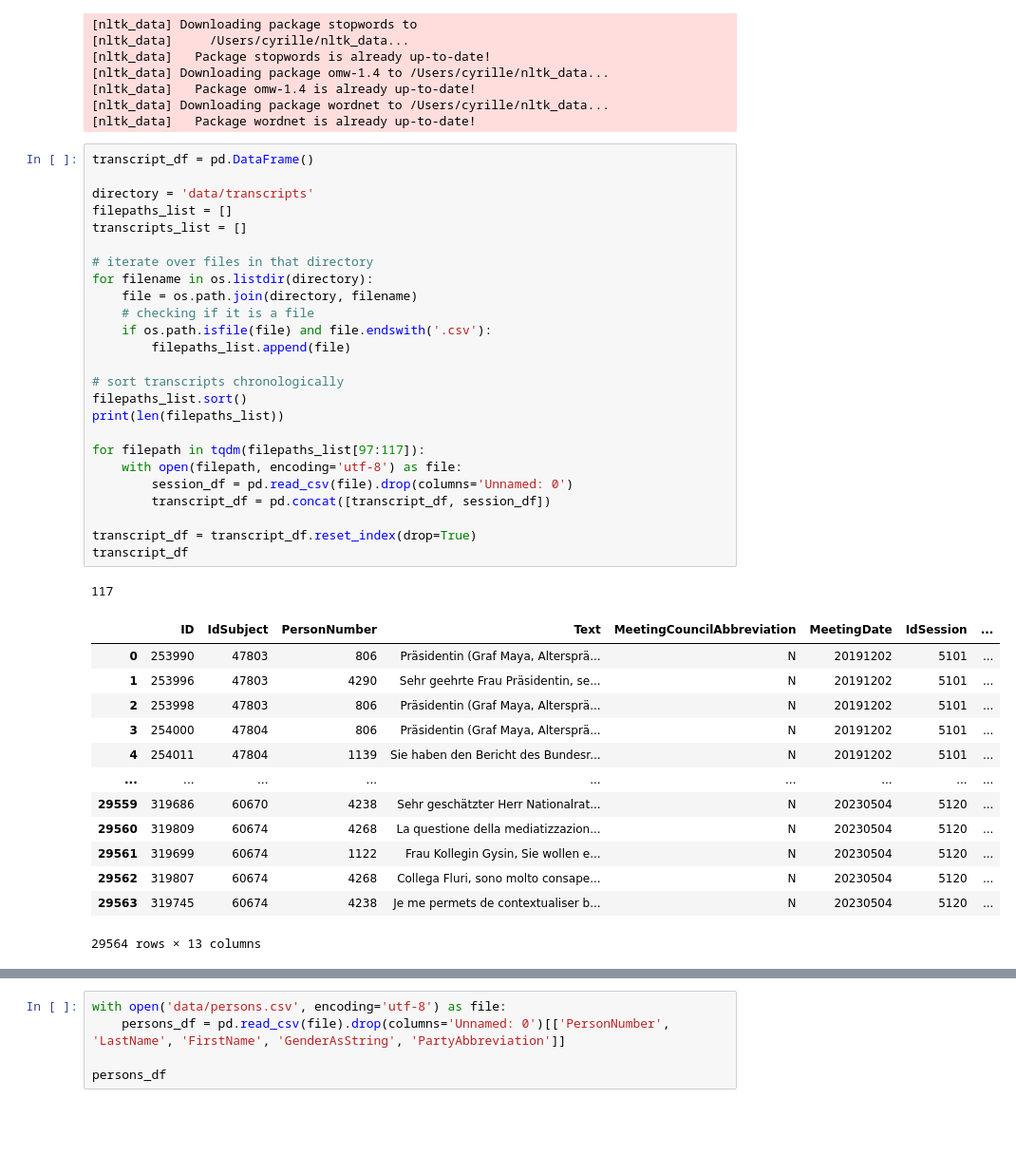
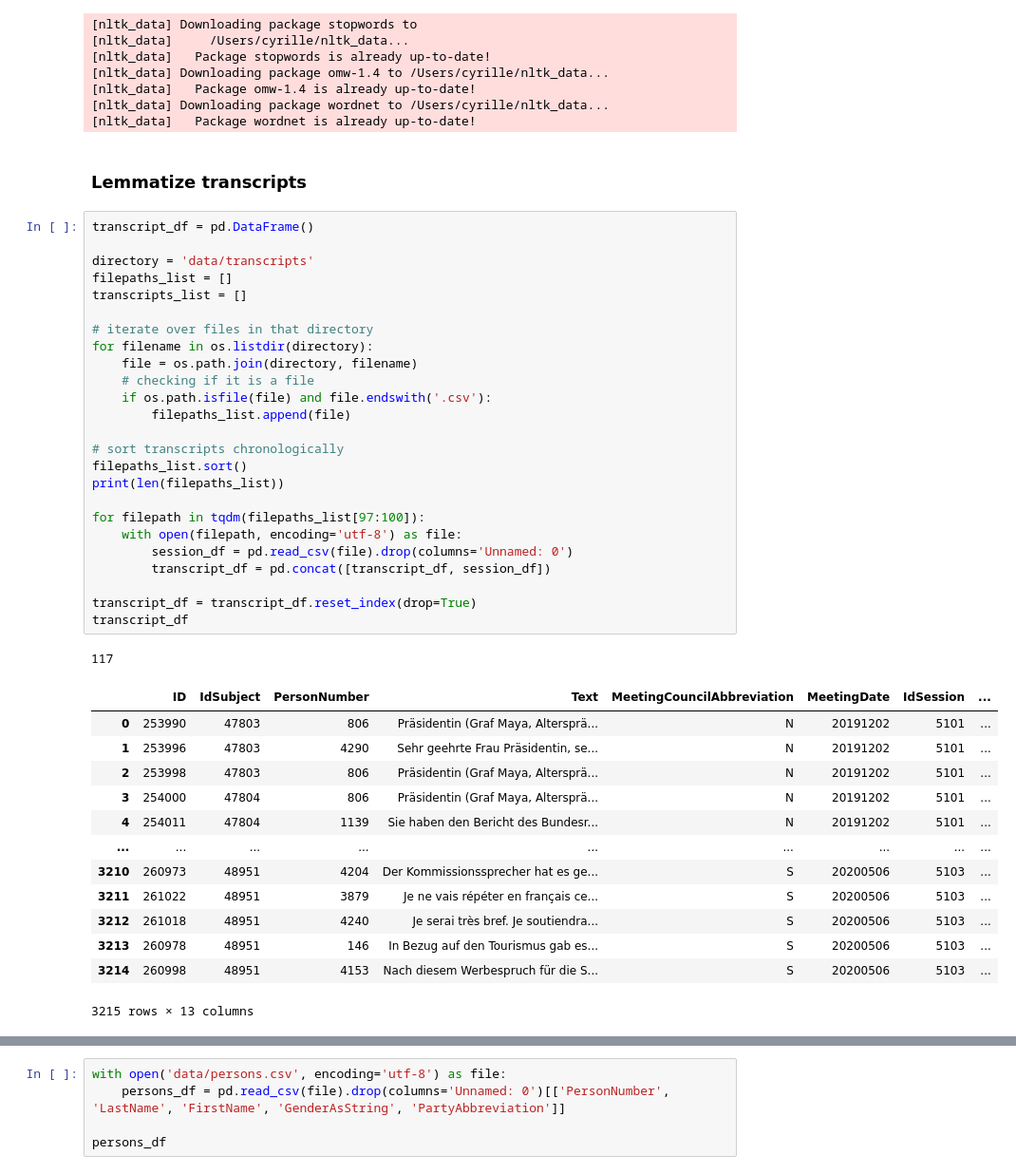
Before and after one commit to cgcrts/ef23_discours, a Jupyter notebook: topic_processing.ipynb, the cells around one changed output, grey strips where cells are left out. Shown at 95% size. Saved outputs shown, nothing was run; the diff lists cells and outputs as text; blank space fills up the shorter version.

```diff
--- a/topic_processing.ipynb
+++ b/topic_processing.ipynb
@@ -70,44 +70,46 @@ nltk.download('wordnet')
 [nltk_data]   Package omw-1.4 is already up-to-date!
 [nltk_data] Downloading package wordnet to /Users/cyrille/nltk_data...
 [nltk_data]   Package wordnet is already up-to-date!
+# %% [markdown]
+### Lemmatize transcripts
 # %%
 transcript_df = pd.DataFrame()
 
 directory = 'data/transcripts'
 filepaths_list = []
 transcripts_list = []
 
 # iterate over files in that directory
 for filename in os.listdir(directory):
     file = os.path.join(directory, filename)
     # checking if it is a file
     if os.path.isfile(file) and file.endswith('.csv'):
         filepaths_list.append(file)
 
 # sort transcripts chronologically
 filepaths_list.sort()
 print(len(filepaths_list))
 
-for filepath in tqdm(filepaths_list[97:117]):
+for filepath in tqdm(filepaths_list[97:100]):
     with open(filepath, encoding='utf-8') as file:
         session_df = pd.read_csv(file).drop(columns='Unnamed: 0')
         transcript_df = pd.concat([transcript_df, session_df])
 
 transcript_df = transcript_df.reset_index(drop=True)
 transcript_df
 # %% [output]
 117
 |  | ID | IdSubject | PersonNumber | Text | MeetingCouncilAbbreviation | MeetingDate | IdSession | ... |
 | 0 | 253990 | 47803 | 806 | Präsidentin (Graf Maya, Altersprä... | N | 20191202 | 5101 | ... |
 | 1 | 253996 | 47803 | 4290 | Sehr geehrte Frau Präsidentin, se... | N | 20191202 | 5101 | ... |
 | 2 | 253998 | 47803 | 806 | Präsidentin (Graf Maya, Altersprä... | N | 20191202 | 5101 | ... |
 | 3 | 254000 | 47804 | 806 | Präsidentin (Graf Maya, Altersprä... | N | 20191202 | 5101 | ... |
 | 4 | 254011 | 47804 | 1139 | Sie haben den Bericht des Bundesr... | N | 20191202 | 5101 | ... |
 | ... | ... | ... | ... | ... | ... | ... | ... | ... |
-| 29559 | 319686 | 60670 | 4238 | Sehr geschätzter Herr Nationalrat... | N | 20230504 | 5120 | ... |
-| 29560 | 319809 | 60674 | 4268 | La questione della mediatizzazion... | N | 20230504 | 5120 | ... |
-| 29561 | 319699 | 60674 | 1122 | Frau Kollegin Gysin, Sie wollen e... | N | 20230504 | 5120 | ... |
-| 29562 | 319807 | 60674 | 4268 | Collega Fluri, sono molto consape... | N | 20230504 | 5120 | ... |
-| 29563 | 319745 | 60674 | 4238 | Je me permets de contextualiser b... | N | 20230504 | 5120 | ... |
+| 3210 | 260973 | 48951 | 4204 | Der Kommissionssprecher hat es ge... | S | 20200506 | 5103 | ... |
+| 3211 | 261022 | 48951 | 3879 | Je ne vais répéter en français ce... | S | 20200506 | 5103 | ... |
+| 3212 | 261018 | 48951 | 4240 | Je serai très bref. Je soutiendra... | S | 20200506 | 5103 | ... |
+| 3213 | 260978 | 48951 | 146 | In Bezug auf den Tourismus gab es... | S | 20200506 | 5103 | ... |
+| 3214 | 260998 | 48951 | 4153 | Nach diesem Werbespruch für die S... | S | 20200506 | 5103 | ... |
-29564 rows × 13 columns
+3215 rows × 13 columns
 # %%
```
Also changed, not shown: parts of 35 cells of this notebook.
